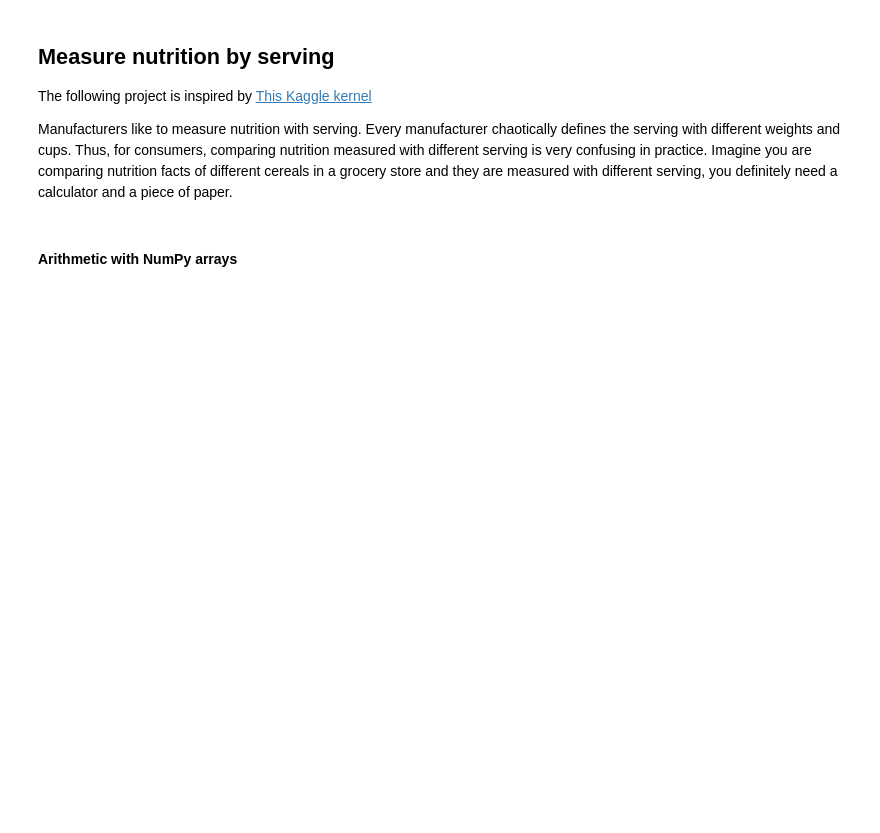
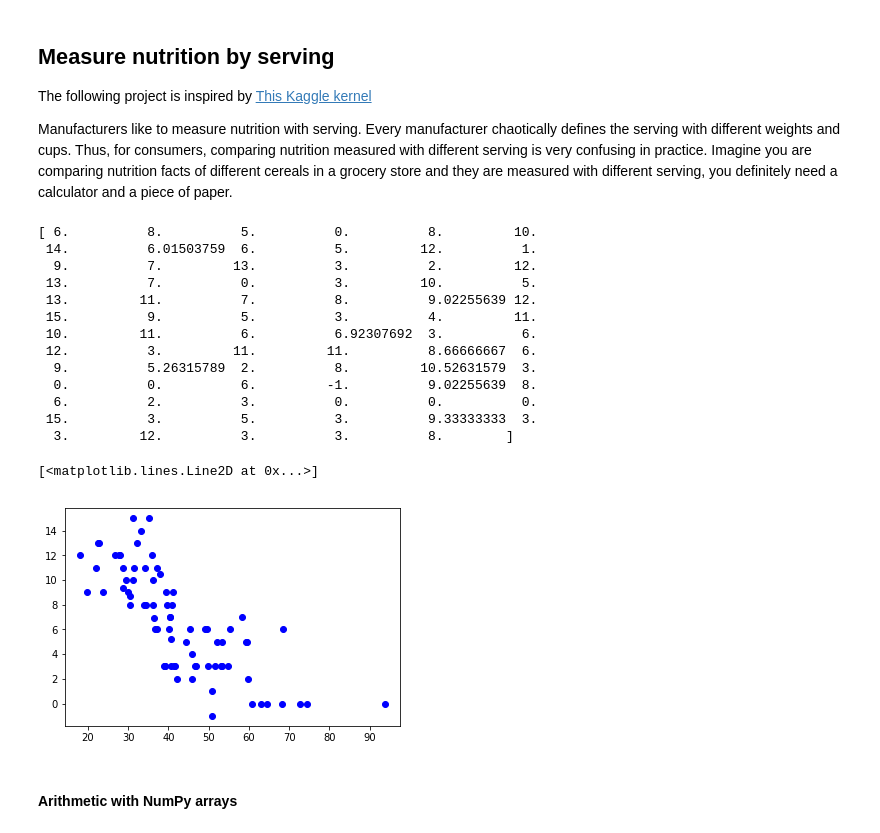
Before and after one commit to ch00226855/CMP464-Fall2019, a Jupyter notebook: Week2_NumPy_Ex.ipynb, the cells around one changed output. Saved outputs shown, nothing was run; the diff lists cells and outputs as text; code cells hidden in the pictures; blank space fills up the shorter version.

```diff
--- a/Week2_NumPy_Ex.ipynb
+++ b/Week2_NumPy_Ex.ipynb
@@ -309,7 +374,11 @@ plt.plot(rating_data[order], sugars_data[order], 'b.')
 # %%
 # ------------- Weight -------------
 # What is the index of weight in feature_names?
-
-
+print(np.where(feature_names == "weight")) # output: 13
+weight_data = np.array(data[:, 13]).astype(float)
+print(weight_data)
 
 # How many different weights per serving are there?
+weight_set = set(weight_data)
+print(weight_set)
+print("Number of different weights:", len(weight_set))
@@ -324,3 +401,28 @@ Manufacturers like to measure nutrition with serving. Every manufacturer chaotic
+# %%
+# Divide sugars by weight
+sugars_adjusted = sugars_data / weight_data
+print(sugars_adjusted)
+plt.plot(rating_data,
+         sugars_adjusted,
+         c='b',
+         linestyle='',
+         marker='o')
+# %% [output]
+[ 6.          8.          5.          0.          8.         10.
+ 14.          6.01503759  6.          5.         12.          1.
+  9.          7.         13.          3.          2.         12.
+ 13.          7.          0.          3.         10.          5.
+ 13.         11.          7.          8.          9.02255639 12.
+ 15.          9.          5.          3.          4.         11.
+ 10.         11.          6.          6.92307692  3.          6.
+ 12.          3.         11.         11.          8.66666667  6.
+  9.          5.26315789  2.          8.         10.52631579  3.
+  0.          0.          6.         -1.          9.02255639  8.
+  6.          2.          3.          0.          0.          0.
+ 15.          3.          5.          3.          9.33333333  3.
+  3.         12.          3.          3.          8.        ]
+[<matplotlib.lines.Line2D at 0x...>]
+[figure, added]
 # %% [markdown]
 #### Arithmetic with NumPy arrays
 # %%
```
Also changed, not shown: parts of 18 cells of this notebook.
